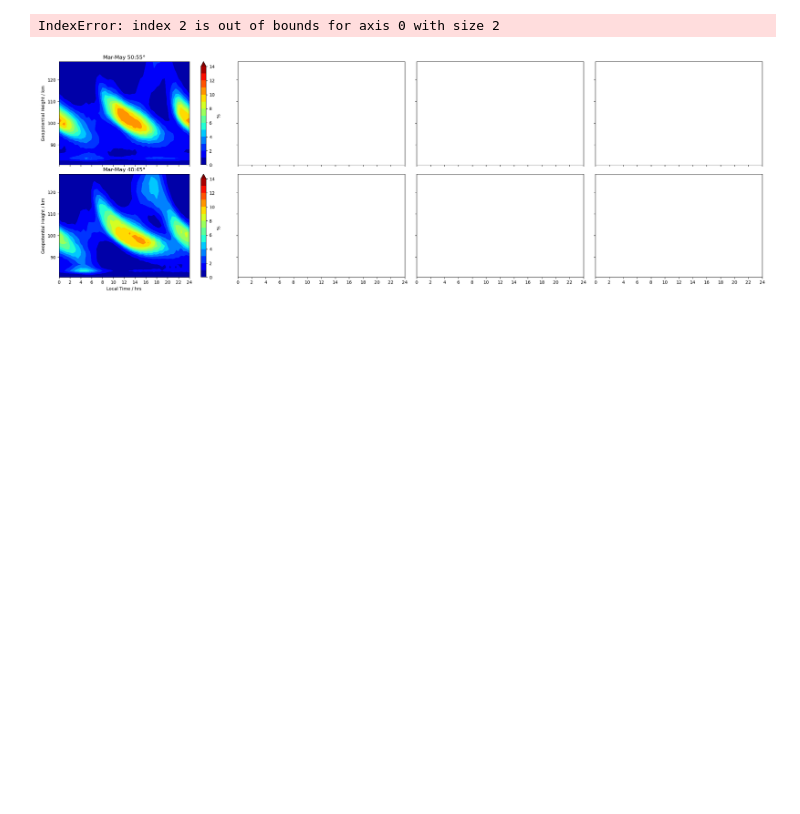
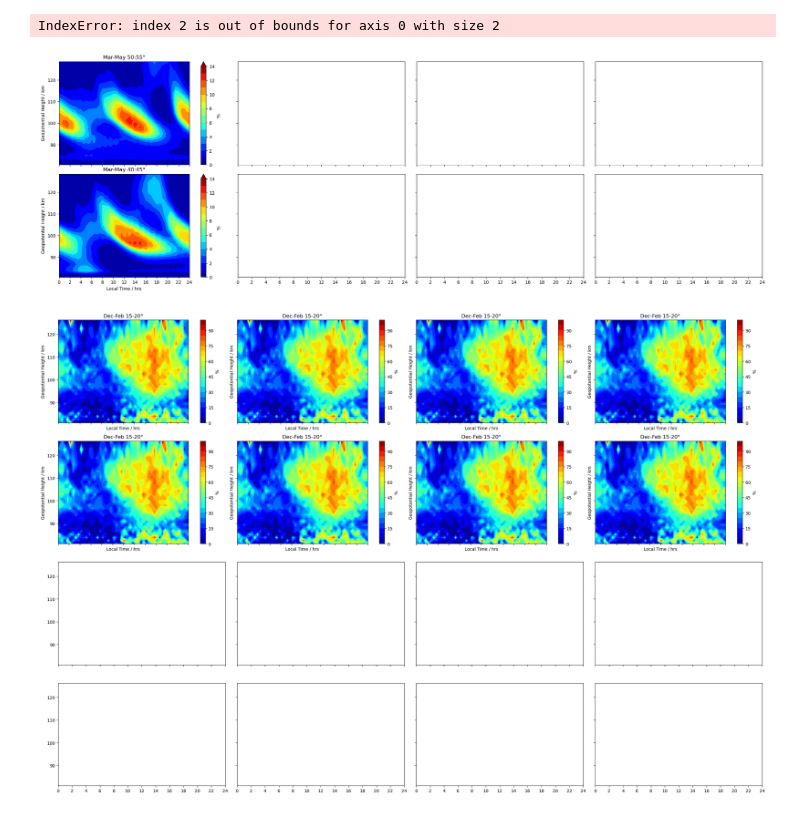
Before and after one commit to tashaay/SpE_Identification_Notebooks, a Jupyter notebook: COSMIC_WACCM_Plotting.ipynb, the cells around one changed output. Saved outputs shown, nothing was run; the diff lists cells and outputs as text; code cells hidden in the pictures; blank space fills up the shorter version.

```diff
--- a/COSMIC_WACCM_Plotting.ipynb
+++ b/COSMIC_WACCM_Plotting.ipynb
@@ -633,7 +705,7 @@ plt.show()
 
 # Define your latitude bands for WACCM and COSMIC
 intlat_plot_idx_multi_waccm = np.array([20, 22, 24, 26, 28], dtype=int)
-intlat_plot_idx_multi_cosmic = np.array([15, 45], dtype=int)
+
 
 # Reverse the order of latitude bands
 intlat_plot_idx_multi_waccm = np.flip(intlat_plot_idx_multi_waccm)
@@ -764,11 +836,79 @@ for i_season, season in enumerate(seasons):
         ax.set_title(f'{season} {lat_plot_str1}-{lat_plot_str2}\u00b0')
 
 # Save the figure
-figname_cosmic = f'COSMIC_Lat_vs_Lon_s4max_{s4max_threshold}.png'
+figname_cosmic = f'{run_name}_COSMIC_Lat_vs_Lon_s4max_{s4max_threshold}.png'
 #plt.savefig('./Figures/COSMIC/' + str(figname_cosmic), dpi=400, bbox_inches='tight')
 
 # Show the COSMIC figure
 plt.show()
 # %% [output]
 IndexError: index 2 is out of bounds for axis 0 with size 2
-[figure, old version]
+[figure, new version]
+# %%
+
+#set common colorbar properties
+vmin_waccm = 0
+vmax_waccm = 14
+vmin_cosmic = 0
+vmax_cosmic = 100
+cmap = plt.get_cmap('jet')
+
+
+# Create a 4x4 subplot grid
+fig, axes = plt.subplots(nrows=4, ncols=4, figsize=(24, 16), sharex=True, sharey=True)
+
+# Loop for the top two rows
+for i in range(2):
+    for j, ax in enumerate(axes[i]):
+
+        for i_season, season in enumerate(seasons):
+            for i_lat_band, (lower_lat, upper_lat) in enumerate(latitude_slices[::-1]):
+                lat_plot_str1 = str(lower_lat)
+                lat_plot_str2 = str(upper_lat)
+
+                # Extract the data for the current season and latitude band
+                if season == 'Mar-May':
+                    data = spr_ocfr_LT_latsl[f'{lower_lat}-{upper_lat}']
+                elif season == 'Jun-Aug':
+                    data = sum_ocfr_LT_latsl[f'{lower_lat}-{upper_lat}']
+                elif season == 'Sep-Nov':
+                    data = aut_ocfr_LT_latsl[f'{lower_lat}-{upper_lat}']
+                elif season == 'Dec-Feb':
+                    data = win_ocfr_LT_latsl[f'{lower_lat}-{upper_lat}']
+
+                # Create subplots for each latitude band within the current season
+                contour = ax.contourf(spr_local_time_plot, spr_alt, data, cmap=jet
+                                      , levels=np.linspace(vmin_cosmic, vmax_cosmic, 21), vmin=vmin_cosmic, vmax=vmax_cosmic)
+
+                if i_lat_band == (nlatsl-1):
+                    ax.set_xlabel('Local Time / hrs')
+                    xticks = np.linspace(0, 24, 13)
+                    ax.set_xticks(xticks)
+                    ax.set_xticklabels(xticks.astype(int))
+
+                if i_season == 0:
+                    ax.set_ylabel('Geopotential Height / km')
+                    ax.set_ylim(spr_alt.min(),spr_alt.max())
+
+                ax.set_title(f'{season} {lat_plot_str1}-{lat_plot_str2}\u00b0')
+
+        # Add colorbar for each subplot using the corresponding contour plot
+        cbar = fig.colorbar(contour, ax=ax, pad=0.07)
+        cbar.set_label(r'%')
+
+
+
+# # Loop for the bottom two rows
+# for i in range(2, 4):
+#     for j, ax in enumerate(axes[i]):
+#         # Insert your specific plotting code for the bottom two rows here
+#         # You can use the variables i and j to customize each subplot
+
+# Adjust layout
+plt.tight_layout()
+
+# Save and show the figure
+#plt.savefig('blank_4x4_figure.png', dpi=400, bbox_inches='tight')
+plt.show()
+# %% [output]
+[figure, added]
```
Also changed, not shown: parts of 8 cells of this notebook, 51 other files.
